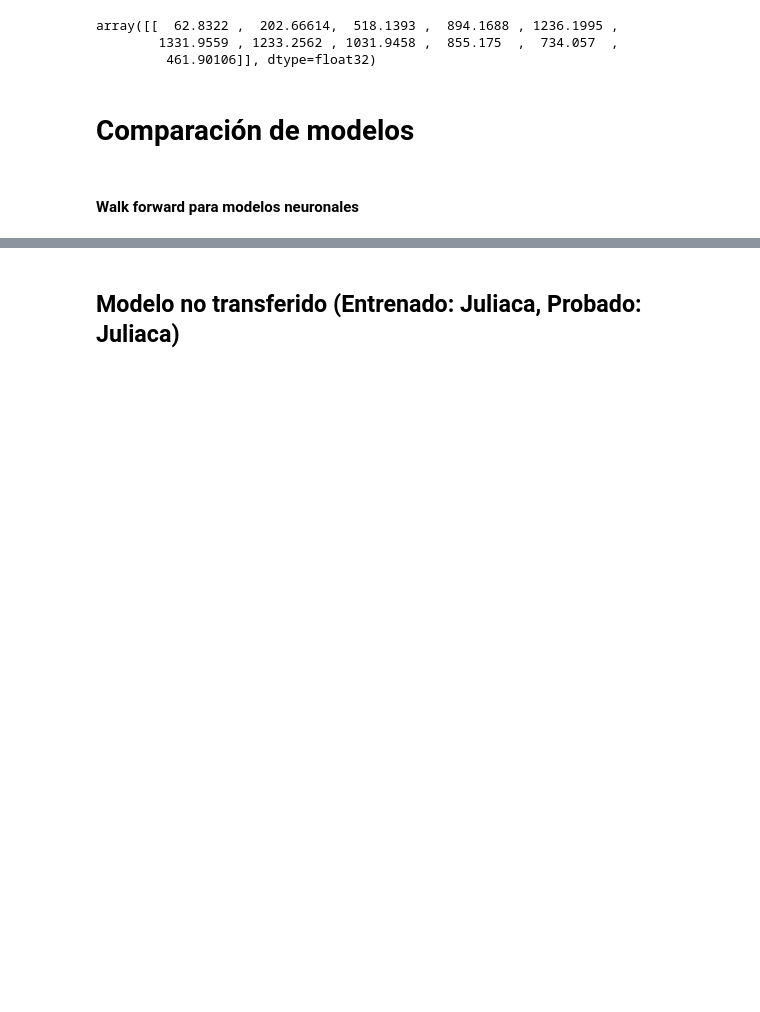
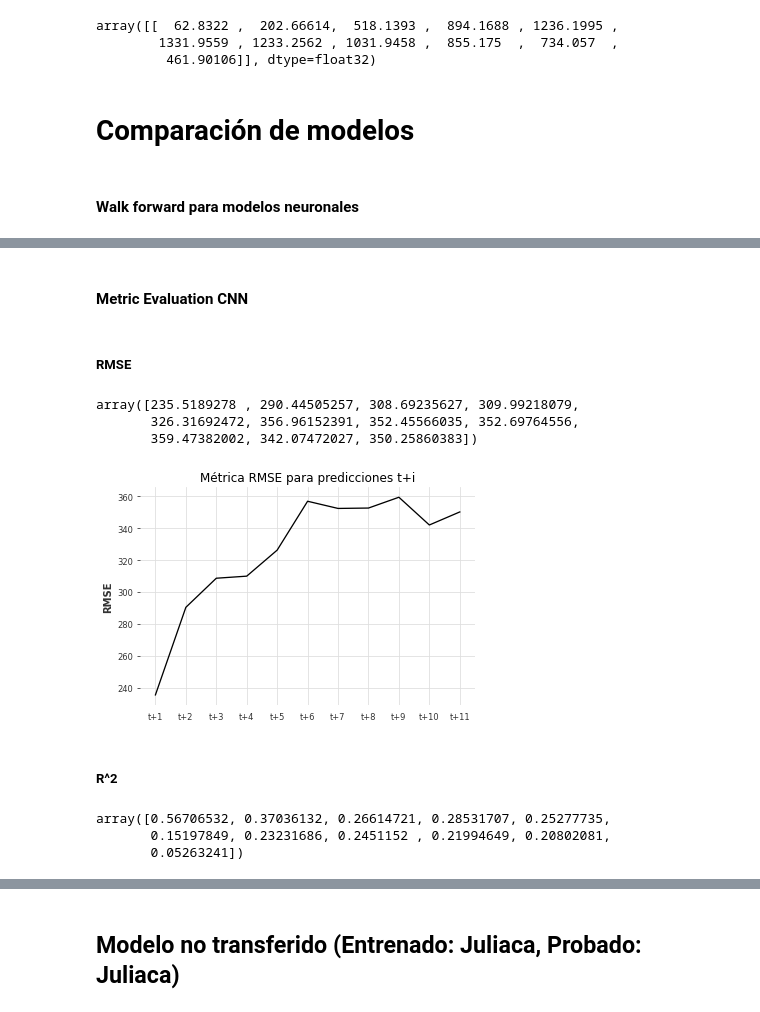
Before and after one commit to Leinadh/PV-Forecasting, a Jupyter notebook: transferencia_aprendize_Chachapoyas_to_Juliaca.ipynb, the cells around one changed output, grey strips where cells are left out. Cells and saved outputs as stored; diff of their text form; code cells hidden in the pictures; blank space fills up the shorter version.

Commit message:
transfer chachapoyas to juliaca

```diff
--- a/transferencia_aprendize_Chachapoyas_to_Juliaca.ipynb
+++ b/transferencia_aprendize_Chachapoyas_to_Juliaca.ipynb
@@ -776,0 +821,8 @@ pred.plot()
+# %%
+model = cnn_juliaca_transfered
+n_pred = 11
+val_wfe = val_Target.values()[:n_pred*12]#[:n_pred*3] # Minimo 2 dias
+# train_wfe = train[-n_pred*40:]
+train_wfe = train_Target.values()
+print(len(train_wfe))
+print(len(val_wfe))
@@ -776,0 +836,3 @@ pred.plot()
+# %%
+%%time
+arr_pred, arr_real = walk_forward_evaluation_neuronal(train=train_wfe, val=val_wfe, model=model, n_pred=n_pred,col_obj=col_obj, es_neuronal=True)
@@ -776,0 +855,36 @@ pred.plot()
+# %% [markdown]
+#### Metric Evaluation CNN
+# %%
+def evaluate_metric_t(arr_pred, arr_real, metric):
+    num_cols = arr_pred.shape[1]
+    ls_metric = np.zeros(num_cols)
+    for col in range(num_cols):
+        ls_metric[col] = metric(arr_pred[:,col], arr_real[:,col])
+    return ls_metric
+# %% [markdown]
+##### RMSE
+# %%
+metric = rmse
+ls_metric_t = evaluate_metric_t(arr_pred, arr_real, metric=metric)
+ls_metric_t
+# %% [output]
+array([235.5189278 , 290.44505257, 308.69235627, 309.99218079,
+       326.31692472, 356.96152391, 352.45566035, 352.69764556,
+       359.47382002, 342.07472027, 350.25860383])
+# %%
+plt.title('Métrica RMSE para predicciones t+i')
+plt.ylabel('RMSE')
+plt.plot([f't+{i}' for i in range(1,n_pred+1)],ls_metric_t)
+plt.show()
+# %% [output]
+[figure, added]
+# %% [markdown]
+##### R^2
+# %%
+metric = r2_score
+ls_metric_t = evaluate_metric_t(arr_pred, arr_real, metric=metric)
+ls_metric_t
+# %% [output]
+array([0.56706532, 0.37036132, 0.26614721, 0.28531707, 0.25277735,
+       0.15197849, 0.23231686, 0.2451152 , 0.21994649, 0.20802081,
+       0.05263241])
```
Also changed, not shown: parts of 58 cells of this notebook.
